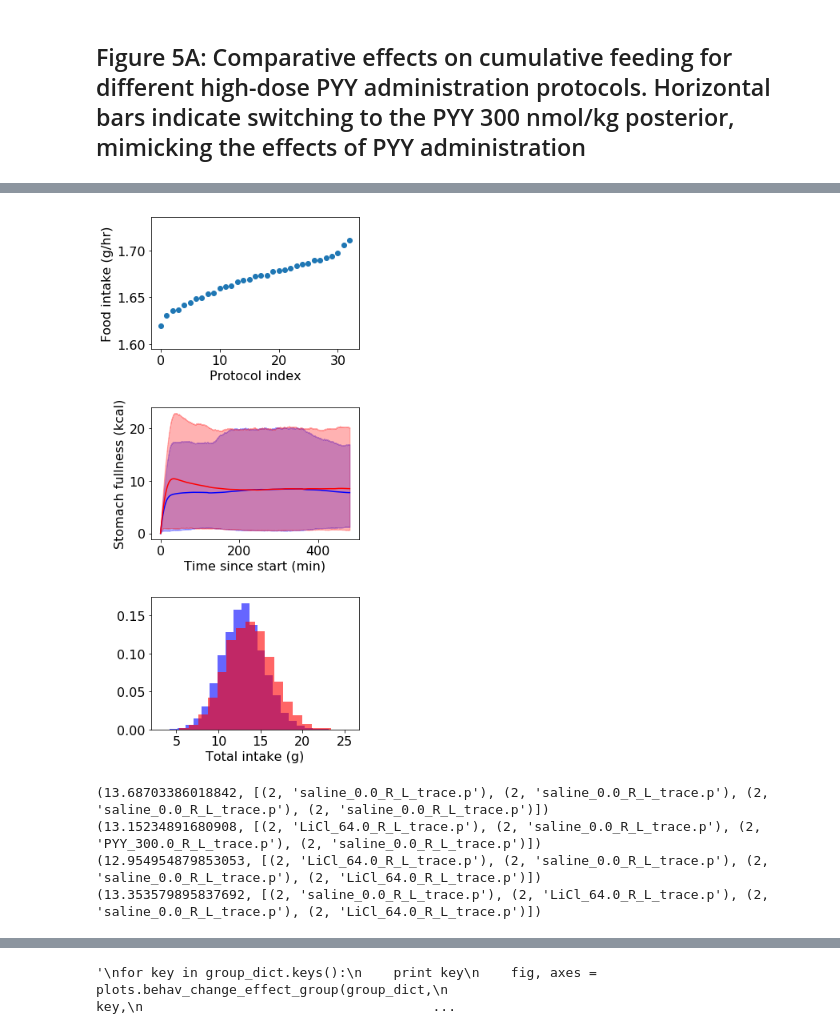
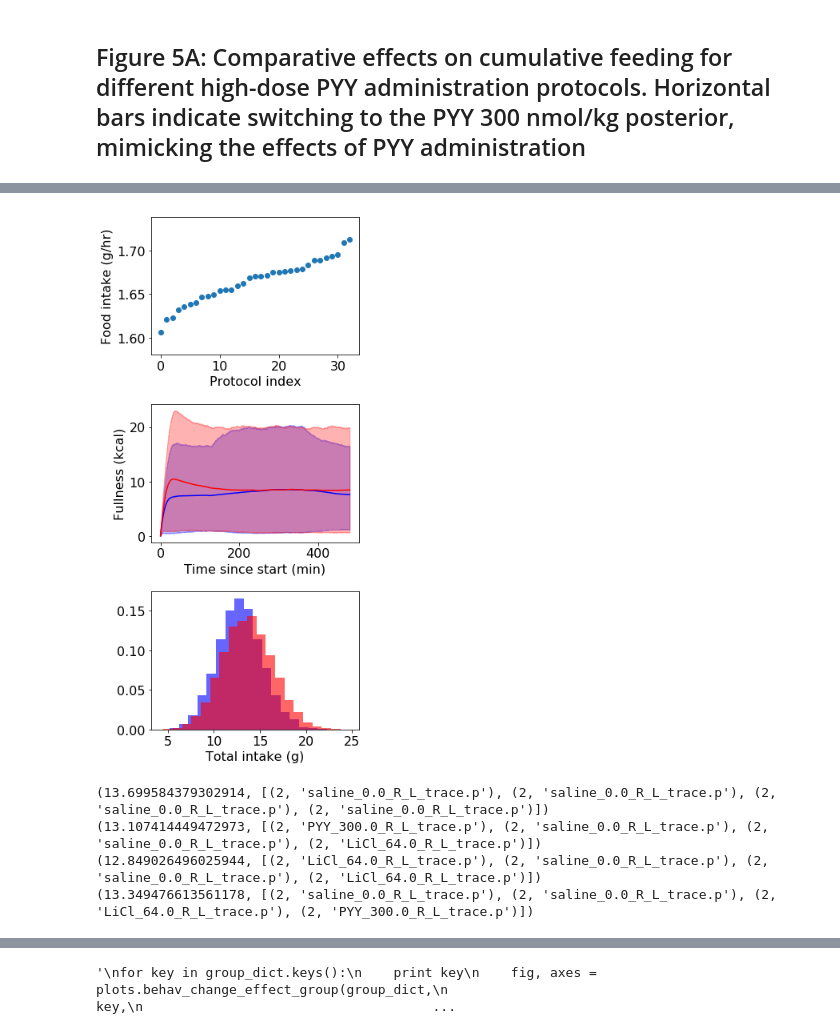
Before and after one commit to tomMcGrath/feeding-behaviour, a Jupyter notebook: Figure5.ipynb, the cells around one changed output, grey strips where cells are left out. Drawn from its saved outputs; the diff is of its cells as text; code cells hidden in the pictures.

```diff
--- a/Figure5.ipynb
+++ b/Figure5.ipynb
@@ -73,39 +73,39 @@ druglist = ['saline_0.0_R_L_trace.p',
             'LiCl_64.0_R_L_trace.p',
             'PYY_300.0_R_L_trace.p']
 
 fig, axes, ranked_protocols = plots.optimise_protocols(group_dict,
                                                        druglist,
                                                        4,
                                                        2,
                                                        min_default=2,
                                                        num_samples=10000,
                                                        cutoff=300,
                                                        pc=5)
 ## Label axes
 axes[0].set_ylabel('Food intake (g/hr)')
 axes[0].set_xlabel('Protocol index')
 
-axes[1].set_ylabel('Stomach fullness (kcal)')
+axes[1].set_ylabel('Fullness (kcal)')
 axes[1].set_xlabel('Time since start (min)')
 
 axes[2].set_xlabel('Total intake (g)')
 
 ## Save figure
 fig.tight_layout()
 plt.savefig('figures/5B.svg')
 
 plt.show()
 
 print ranked_protocols[-1]
 print ranked_protocols[5]
 print ranked_protocols[0]
 print ranked_protocols[15]
 # %% [output]
-[figure, old version]
+[figure, new version]
-(13.68703386018842, [(2, 'saline_0.0_R_L_trace.p'), (2, 'saline_0.0_R_L_trace.p'), (2, 'saline_0.0_R_L_trace.p'), (2, 'saline_0.0_R_L_trace.p')])
-(13.15234891680908, [(2, 'LiCl_64.0_R_L_trace.p'), (2, 'saline_0.0_R_L_trace.p'), (2, 'PYY_300.0_R_L_trace.p'), (2, 'saline_0.0_R_L_trace.p')])
-(12.954954879853053, [(2, 'LiCl_64.0_R_L_trace.p'), (2, 'saline_0.0_R_L_trace.p'), (2, 'saline_0.0_R_L_trace.p'), (2, 'LiCl_64.0_R_L_trace.p')])
-(13.353579895837692, [(2, 'saline_0.0_R_L_trace.p'), (2, 'LiCl_64.0_R_L_trace.p'), (2, 'saline_0.0_R_L_trace.p'), (2, 'LiCl_64.0_R_L_trace.p')])
+(13.699584379302914, [(2, 'saline_0.0_R_L_trace.p'), (2, 'saline_0.0_R_L_trace.p'), (2, 'saline_0.0_R_L_trace.p'), (2, 'saline_0.0_R_L_trace.p')])
+(13.107414449472973, [(2, 'PYY_300.0_R_L_trace.p'), (2, 'saline_0.0_R_L_trace.p'), (2, 'saline_0.0_R_L_trace.p'), (2, 'LiCl_64.0_R_L_trace.p')])
+(12.849026496025944, [(2, 'LiCl_64.0_R_L_trace.p'), (2, 'saline_0.0_R_L_trace.p'), (2, 'saline_0.0_R_L_trace.p'), (2, 'LiCl_64.0_R_L_trace.p')])
+(13.349476613561178, [(2, 'saline_0.0_R_L_trace.p'), (2, 'saline_0.0_R_L_trace.p'), (2, 'LiCl_64.0_R_L_trace.p'), (2, 'PYY_300.0_R_L_trace.p')])
 # %%
 print ranked_protocols[14]
 # %% [output]
```
Also changed, not shown: parts of 14 cells of this notebook, 11 other files.
